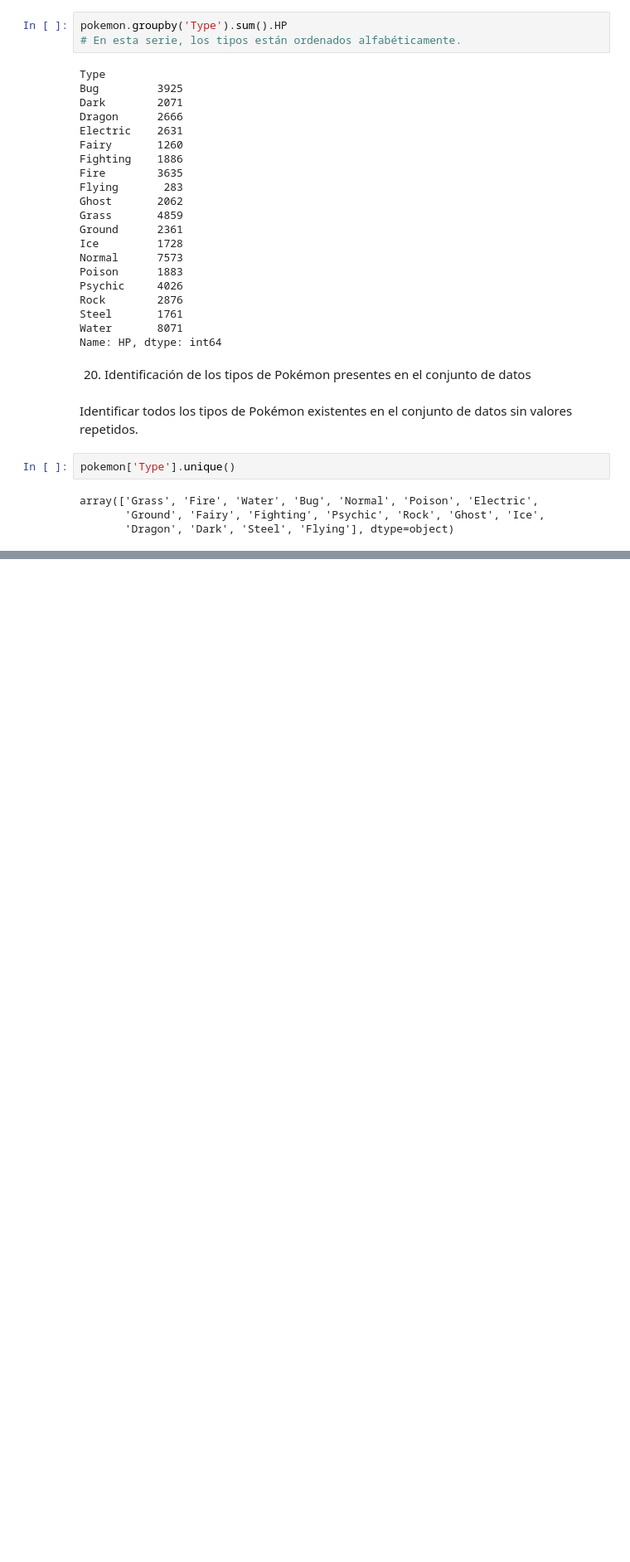
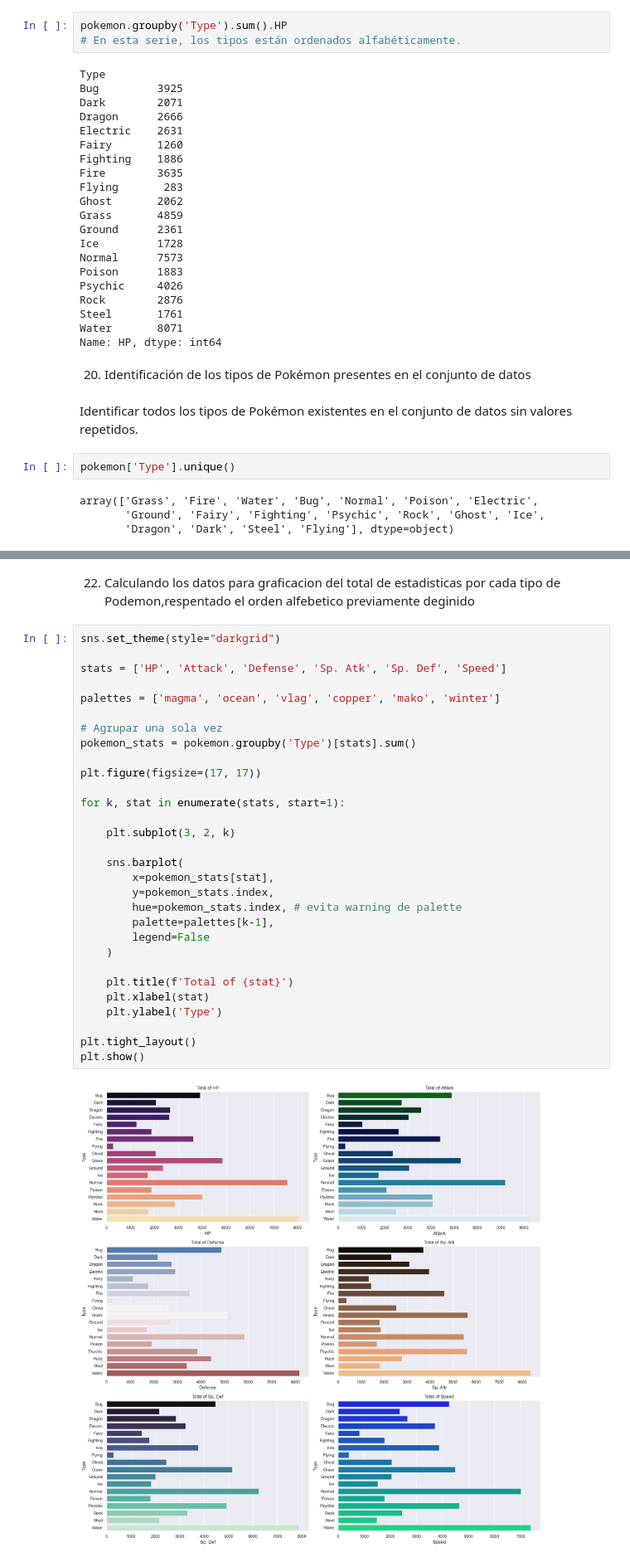
Before and after one commit to DevFntxy/ECBD_9A_IDGS_PRACTICAS_230892, a Jupyter notebook: Practica03/Practica03.ipynb, the cells around one changed output, grey strips where cells are left out. Shown at 83% size. Drawn from its saved outputs; the diff is of its cells as text; blank space fills up the shorter version.

```diff
--- a/Practica03/Practica03.ipynb
+++ b/Practica03/Practica03.ipynb
@@ -425,0 +451,34 @@ array(['Grass', 'Fire', 'Water', 'Bug', 'Normal', 'Poison', 'Electric',
+# %% [markdown]
+22. Calculando los datos para graficacion del total de estadisticas por cada tipo de Podemon,respentado el orden alfebetico previamente deginido
+# %%
+sns.set_theme(style="darkgrid")
+
+stats = ['HP', 'Attack', 'Defense', 'Sp. Atk', 'Sp. Def', 'Speed']
+
+palettes = ['magma', 'ocean', 'vlag', 'copper', 'mako', 'winter']
+
+# Agrupar una sola vez
+pokemon_stats = pokemon.groupby('Type')[stats].sum()
+
+plt.figure(figsize=(17, 17))
+
+for k, stat in enumerate(stats, start=1):
+
+    plt.subplot(3, 2, k)
+
+    sns.barplot(
+        x=pokemon_stats[stat],
+        y=pokemon_stats.index,
+        hue=pokemon_stats.index, # evita warning de palette
+        palette=palettes[k-1],
+        legend=False
+    )
+
+    plt.title(f'Total of {stat}')
+    plt.xlabel(stat)
+    plt.ylabel('Type')
+
+plt.tight_layout()
+plt.show()
+# %% [output]
+[figure, added]
```
Also changed, not shown: parts of 12 cells of this notebook, 1 other file.
